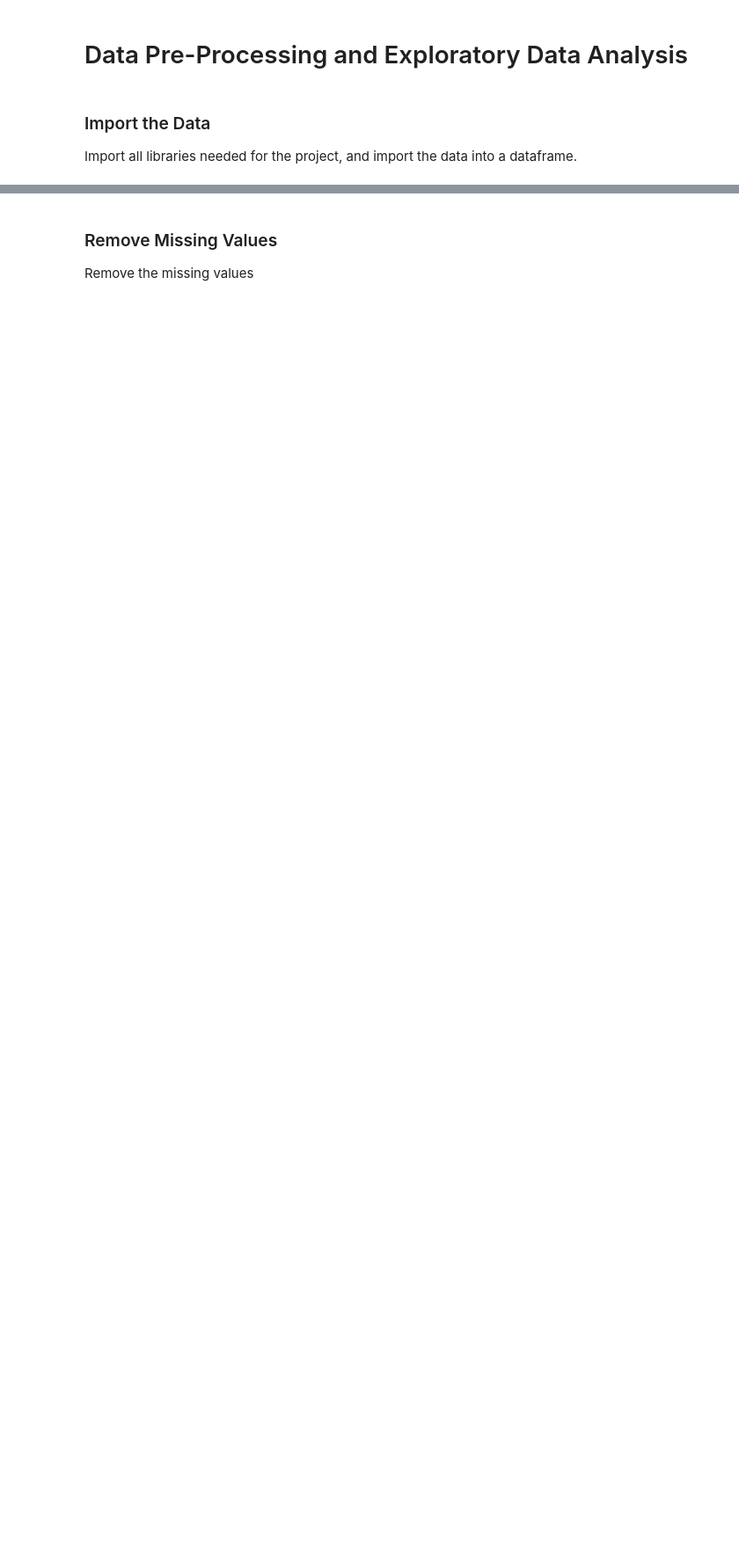
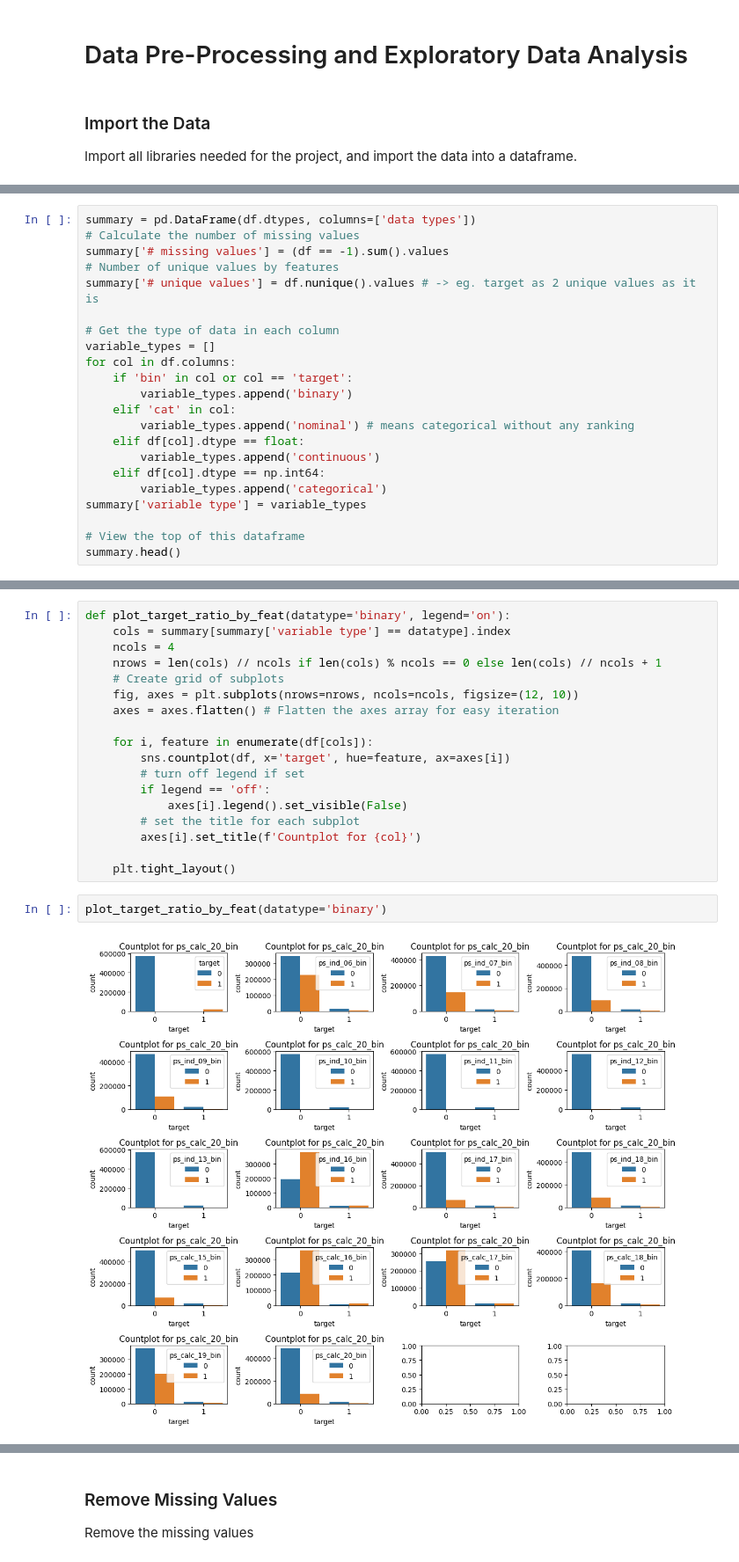
Before and after one commit to lauraschauer/stats-ml-project, a Jupyter notebook: data.ipynb, the cells around one changed output, grey strips where cells are left out. Shown at 88% size. Drawn from its saved outputs; the diff is of its cells as text; blank space fills up the shorter version.

```diff
--- a/data.ipynb
+++ b/data.ipynb
@@ -32,0 +65,22 @@ df.head()
+# %%
+summary = pd.DataFrame(df.dtypes, columns=['data types'])
+# Calculate the number of missing values
+summary['# missing values'] = (df == -1).sum().values
+# Number of unique values by features
+summary['# unique values'] = df.nunique().values # -> eg. target as 2 unique values as it is
+
+# Get the type of data in each column
+variable_types = []
+for col in df.columns:
+    if 'bin' in col or col == 'target':
+        variable_types.append('binary')
+    elif 'cat' in col:
+        variable_types.append('nominal') # means categorical without any ranking
+    elif df[col].dtype == float:
+        variable_types.append('continuous')
+    elif df[col].dtype == np.int64:
+        variable_types.append('categorical')
+summary['variable type'] = variable_types
+
+# View the top of this dataframe
+summary.head()
@@ -32,0 +119,22 @@ df.head()
+# %%
+def plot_target_ratio_by_feat(datatype='binary', legend='on'):
+    cols = summary[summary['variable type'] == datatype].index
+    ncols = 4
+    nrows = len(cols) // ncols if len(cols) % ncols == 0 else len(cols) // ncols + 1
+    # Create grid of subplots
+    fig, axes = plt.subplots(nrows=nrows, ncols=ncols, figsize=(12, 10))
+    axes = axes.flatten() # Flatten the axes array for easy iteration
+
+    for i, feature in enumerate(df[cols]):
+        sns.countplot(df, x='target', hue=feature, ax=axes[i])
+        # turn off legend if set
+        if legend == 'off':
+            axes[i].legend().set_visible(False)
+        # set the title for each subplot
+        axes[i].set_title(f'Countplot for {col}')
+
+    plt.tight_layout()
+# %%
+plot_target_ratio_by_feat(datatype='binary')
+# %% [output]
+[figure, added]
```
Also changed, not shown: parts of 20 cells of this notebook.
